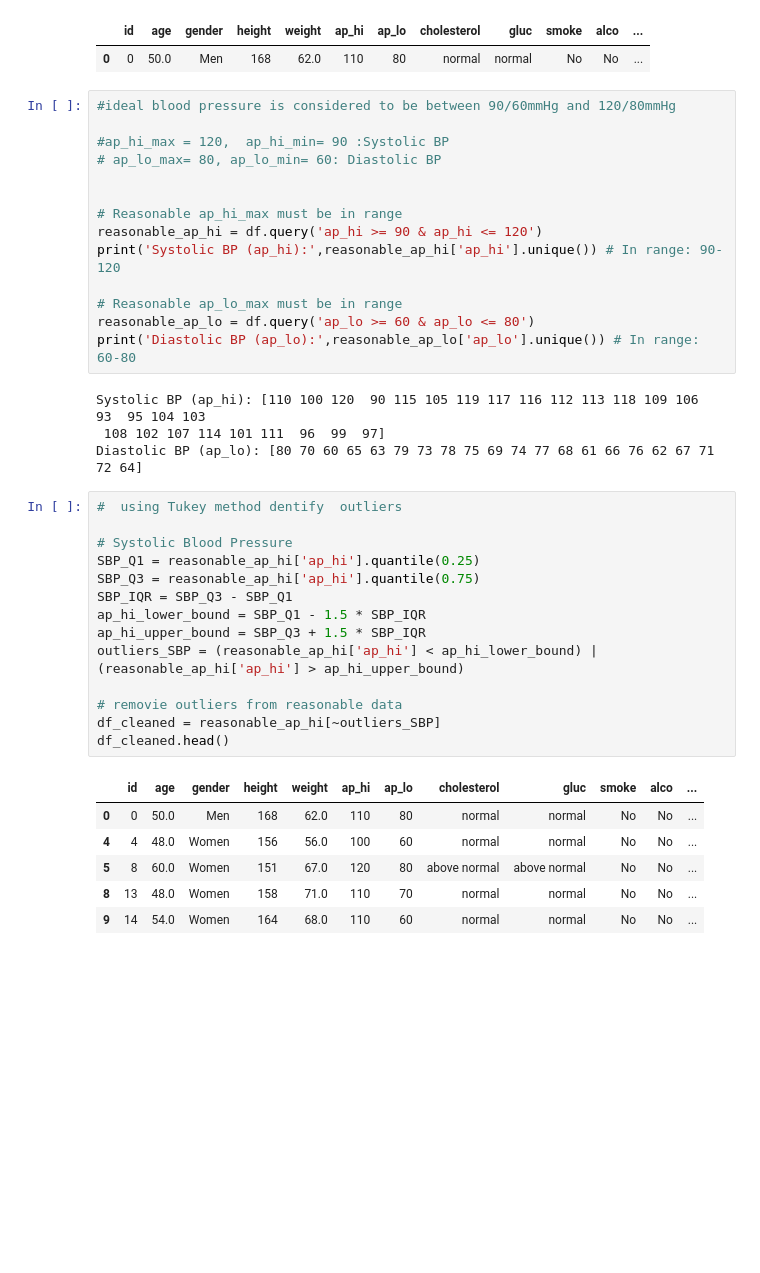
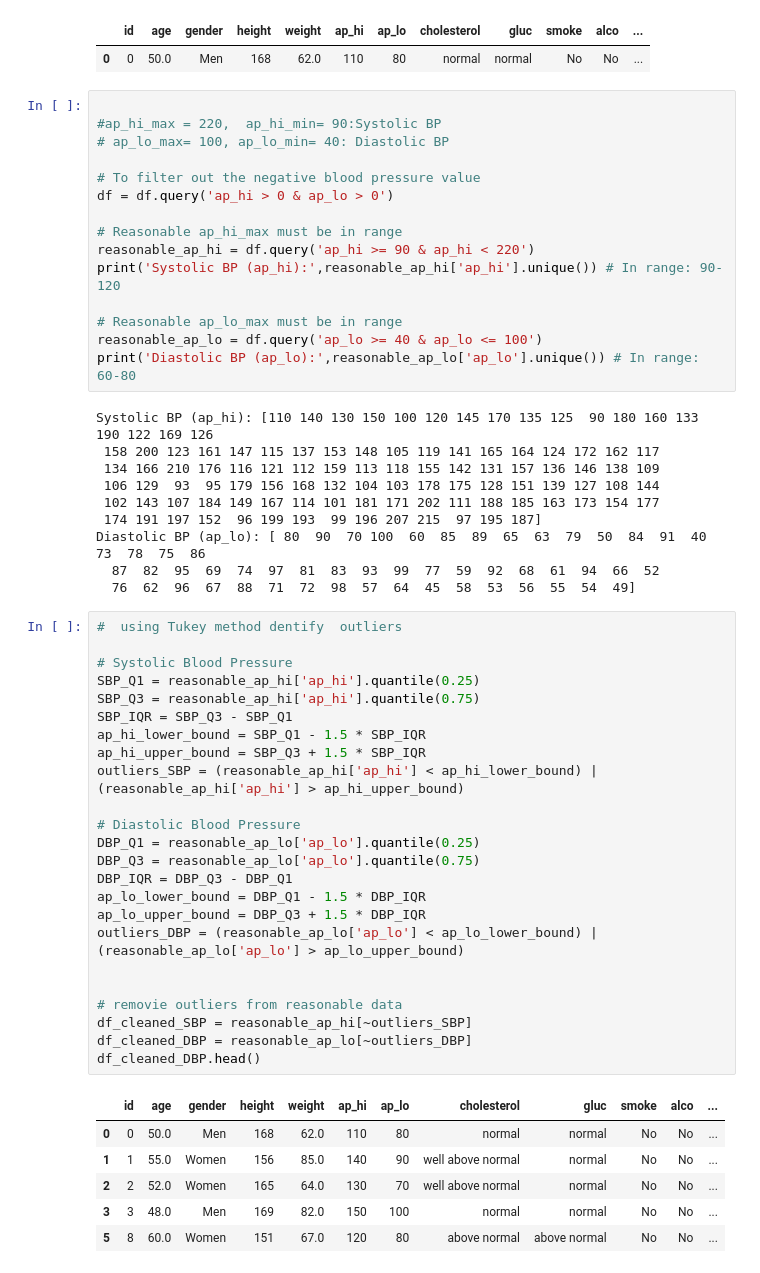
Before and after one commit to VineelaNedunuri/Machine-Learning-vineela-nedunuri, a Jupyter notebook: Labb/Disease _prediction.ipynb, the cells around one changed output. Drawn from its saved outputs; the diff is of its cells as text; blank space fills up the shorter version.

Commit message:
Blood pressure cleaned with out outliers

```diff
--- a/Labb/Disease _prediction.ipynb
+++ b/Labb/Disease _prediction.ipynb
@@ -411,41 +403,58 @@ df.head(1)
 |  | id | age | gender | height | weight | ap_hi | ap_lo | cholesterol | gluc | smoke | alco | ... |
 | 0 | 0 | 50.0 | Men | 168 | 62.0 | 110 | 80 | normal | normal | No | No | ... |
 # %%
-#ideal blood pressure is considered to be between 90/60mmHg and 120/80mmHg
 
-#ap_hi_max = 120,  ap_hi_min= 90 :Systolic BP
-# ap_lo_max= 80, ap_lo_min= 60: Diastolic BP
+#ap_hi_max = 220,  ap_hi_min= 90:Systolic BP
+# ap_lo_max= 100, ap_lo_min= 40: Diastolic BP
 
+# To filter out the negative blood pressure value
+df = df.query('ap_hi > 0 & ap_lo > 0')
 
 # Reasonable ap_hi_max must be in range
-reasonable_ap_hi = df.query('ap_hi >= 90 & ap_hi <= 120')
+reasonable_ap_hi = df.query('ap_hi >= 90 & ap_hi < 220')
 print('Systolic BP (ap_hi):',reasonable_ap_hi['ap_hi'].unique()) # In range: 90-120
 
 # Reasonable ap_lo_max must be in range
-reasonable_ap_lo = df.query('ap_lo >= 60 & ap_lo <= 80')
+reasonable_ap_lo = df.query('ap_lo >= 40 & ap_lo <= 100')
 print('Diastolic BP (ap_lo):',reasonable_ap_lo['ap_lo'].unique()) # In range: 60-80
 # %% [output]
-Systolic BP (ap_hi): [110 100 120  90 115 105 119 117 116 112 113 118 109 106  93  95 104 103
- 108 102 107 114 101 111  96  99  97]
-Diastolic BP (ap_lo): [80 70 60 65 63 79 73 78 75 69 74 77 68 61 66 76 62 67 71 72 64]
+Systolic BP (ap_hi): [110 140 130 150 100 120 145 170 135 125  90 180 160 133 190 122 169 126
+ 158 200 123 161 147 115 137 153 148 105 119 141 165 164 124 172 162 117
+ 134 166 210 176 116 121 112 159 113 118 155 142 131 157 136 146 138 109
+ 106 129  93  95 179 156 168 132 104 103 178 175 128 151 139 127 108 144
+ 102 143 107 184 149 167 114 101 181 171 202 111 188 185 163 173 154 177
+ 174 191 197 152  96 199 193  99 196 207 215  97 195 187]
+Diastolic BP (ap_lo): [ 80  90  70 100  60  85  89  65  63  79  50  84  91  40  73  78  75  86
+  87  82  95  69  74  97  81  83  93  99  77  59  92  68  61  94  66  52
+  76  62  96  67  88  71  72  98  57  64  45  58  53  56  55  54  49]
 # %%
 #  using Tukey method dentify  outliers
 
 # Systolic Blood Pressure
 SBP_Q1 = reasonable_ap_hi['ap_hi'].quantile(0.25)
 SBP_Q3 = reasonable_ap_hi['ap_hi'].quantile(0.75)
 SBP_IQR = SBP_Q3 - SBP_Q1
 ap_hi_lower_bound = SBP_Q1 - 1.5 * SBP_IQR
 ap_hi_upper_bound = SBP_Q3 + 1.5 * SBP_IQR
 outliers_SBP = (reasonable_ap_hi['ap_hi'] < ap_hi_lower_bound) | (reasonable_ap_hi['ap_hi'] > ap_hi_upper_bound)
 
+# Diastolic Blood Pressure
+DBP_Q1 = reasonable_ap_lo['ap_lo'].quantile(0.25)
+DBP_Q3 = reasonable_ap_lo['ap_lo'].quantile(0.75)
+DBP_IQR = DBP_Q3 - DBP_Q1
+ap_lo_lower_bound = DBP_Q1 - 1.5 * DBP_IQR
+ap_lo_upper_bound = DBP_Q3 + 1.5 * DBP_IQR
+outliers_DBP = (reasonable_ap_lo['ap_lo'] < ap_lo_lower_bound) | (reasonable_ap_lo['ap_lo'] > ap_lo_upper_bound)
+
+
 # removie outliers from reasonable data
-df_cleaned = reasonable_ap_hi[~outliers_SBP]
-df_cleaned.head()
+df_cleaned_SBP = reasonable_ap_hi[~outliers_SBP]
+df_cleaned_DBP = reasonable_ap_lo[~outliers_DBP]
+df_cleaned_DBP.head()
 # %% [output]
 |  | id | age | gender | height | weight | ap_hi | ap_lo | cholesterol | gluc | smoke | alco | ... |
 | 0 | 0 | 50.0 | Men | 168 | 62.0 | 110 | 80 | normal | normal | No | No | ... |
-| 4 | 4 | 48.0 | Women | 156 | 56.0 | 100 | 60 | normal | normal | No | No | ... |
+| 1 | 1 | 55.0 | Women | 156 | 85.0 | 140 | 90 | well above normal | normal | No | No | ... |
+| 2 | 2 | 52.0 | Women | 165 | 64.0 | 130 | 70 | well above normal | normal | No | No | ... |
+| 3 | 3 | 48.0 | Men | 169 | 82.0 | 150 | 100 | normal | normal | No | No | ... |
 | 5 | 8 | 60.0 | Women | 151 | 67.0 | 120 | 80 | above normal | above normal | No | No | ... |
-| 8 | 13 | 48.0 | Women | 158 | 71.0 | 110 | 70 | normal | normal | No | No | ... |
-| 9 | 14 | 54.0 | Women | 164 | 68.0 | 110 | 60 | normal | normal | No | No | ... |
```
Also changed, not shown: parts of 5 cells of this notebook.
